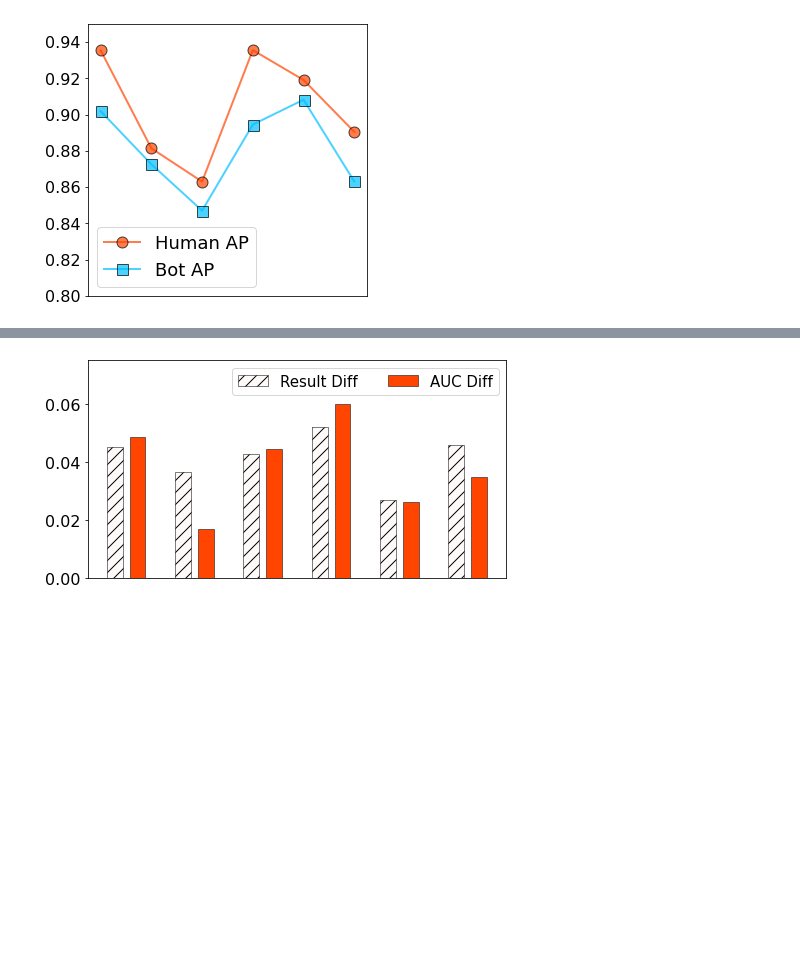
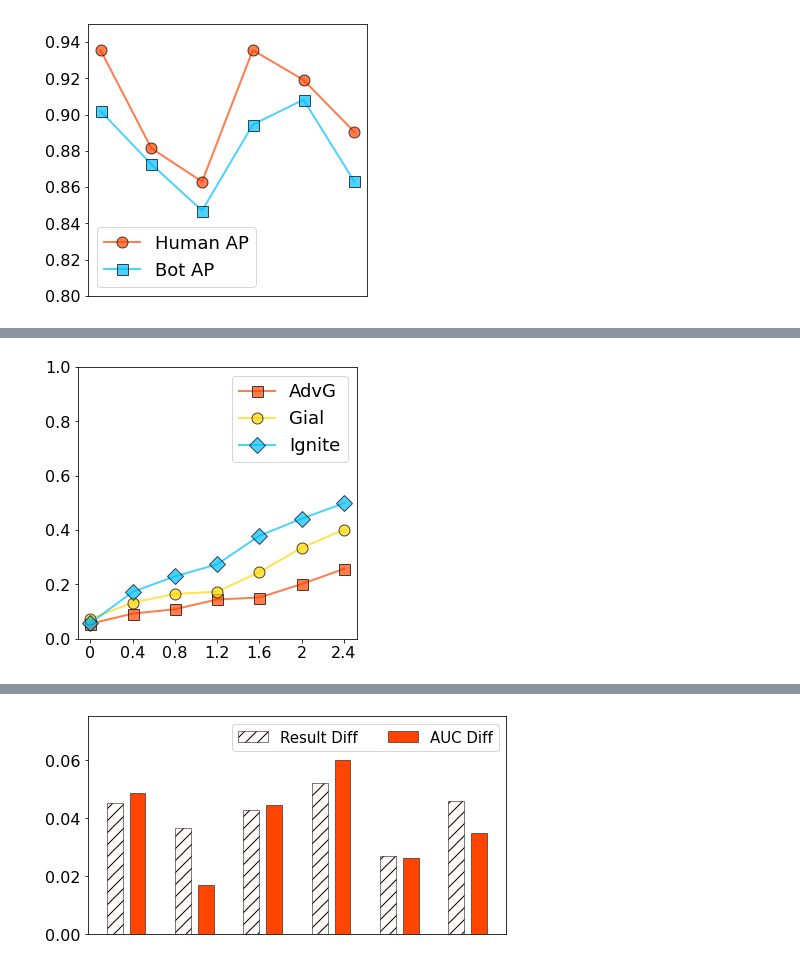
Before and after one commit to ZaccWu/botImpact, a Jupyter notebook: result_vis.ipynb, the cells around one changed output, grey strips where cells are left out. Saved outputs shown, nothing was run; the diff lists cells and outputs as text; code cells hidden in the pictures; blank space fills up the shorter version.

```diff
--- a/result_vis.ipynb
+++ b/result_vis.ipynb
@@ -51,0 +92,22 @@ plt.show()
+# %%
+# homophily influence: ePEHE, random
+plt.figure(figsize=(5,5))
+
+label = ['0','0.4','0.8','1.2','1.6','2','2.4']
+epeheAdvG = [0.0557, 0.0925, 0.1087, 0.1447, 0.1518, 0.2015, 0.2574]
+epeheGial = [0.0735, 0.1331, 0.1650, 0.1735, 0.2453, 0.3351, 0.4015]
+epeheIgnite = [0.0573, 0.1726, 0.2296, 0.2741, 0.3793, 0.4420, 0.4989]
+
+plt.errorbar(label, epeheAdvG, label='AdvG', alpha=0.7, linewidth = 2, marker = 's', elinewidth=0.5, capsize=1, capthick=2, ms=11, mec='black',
+             color='orangered', zorder=2)
+plt.errorbar(label, epeheGial, label='Gial', alpha=0.7, linewidth = 2, marker = 'o', elinewidth=0.5, capsize=1, capthick=2, ms=11, mec='black',
+             color='gold', zorder=2)
+plt.errorbar(label, epeheIgnite, label='Ignite', alpha=0.7, linewidth = 2, marker = 'D', elinewidth=0.5, capsize=1, capthick=2, ms=11, mec='black',
+             color='deepskyblue', zorder=2)
+plt.ylim(0, 1)
+plt.tick_params(labelsize=16)
+plt.legend(fontsize=18)
+plt.savefig('sen_bZpehe_random.jpg', bbox_inches = 'tight', dpi=500)
+plt.show()
+# %% [output]
+[figure, added]
```
Also changed, not shown: parts of 11 cells of this notebook, 24 other files.
